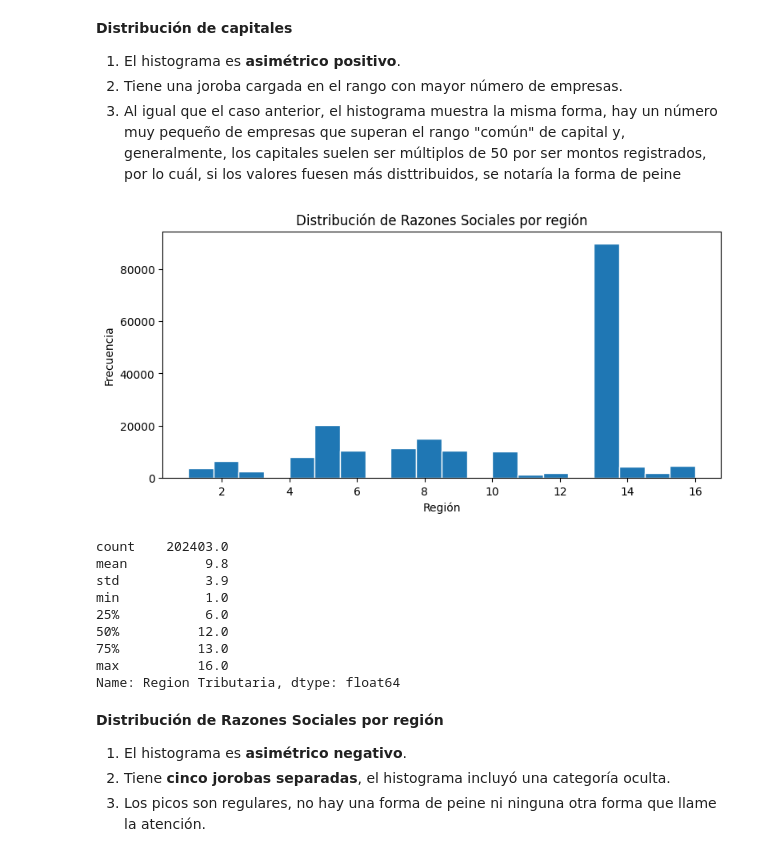
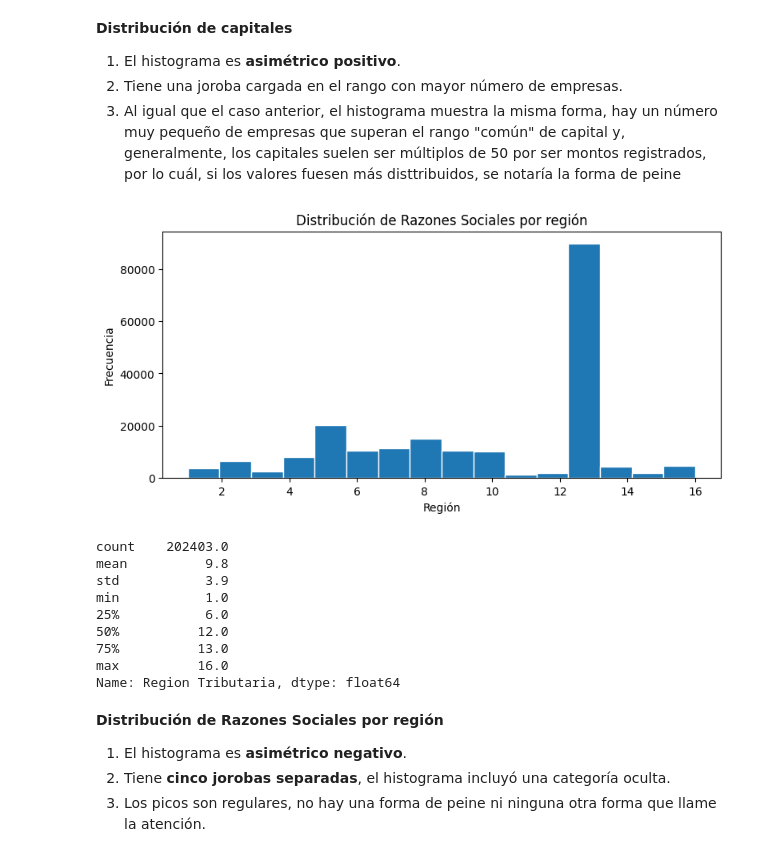
Before and after one commit to beneducarrco99/Laboratorio_3_Semana_3_CDD_Carrasco_Benjamin, a Jupyter notebook: S3_Notebook_Laboratorio_CDD_Carrasco_Benjamin.ipynb, the cells around one changed output. Cells and saved outputs as stored; diff of their text form; code cells hidden in the pictures.

```diff
--- a/S3_Notebook_Laboratorio_CDD_Carrasco_Benjamin.ipynb
+++ b/S3_Notebook_Laboratorio_CDD_Carrasco_Benjamin.ipynb
@@ -122,13 +122,13 @@ Name: Capital, dtype: float64
 2. Tiene una joroba cargada en el rango con mayor número de empresas.
 3. Al igual que el caso anterior, el histograma muestra la misma forma, hay un número muy pequeño de empresas que superan el rango "común" de capital y, generalmente, los capitales suelen ser múltiplos de 50 por ser montos registrados, por lo cuál, si los valores fuesen más disttribuidos, se notaría la forma de peine
 # %%
-df['Region Tributaria'].plot.hist(bins=20, edgecolor='white')
+df['Region Tributaria'].plot.hist(bins=16, edgecolor='white')
 plt.title('Distribución de Razones Sociales por región')
 plt.xlabel('Región'); plt.ylabel('Frecuencia'); plt.show()
 
 print(df['Region Tributaria'].describe().round(1))
 # %% [output]
-[figure, old version]
+[figure, new version]
 count    202403.0
 mean          9.8
 std           3.9
```
Also changed, not shown: parts of 7 cells of this notebook.
